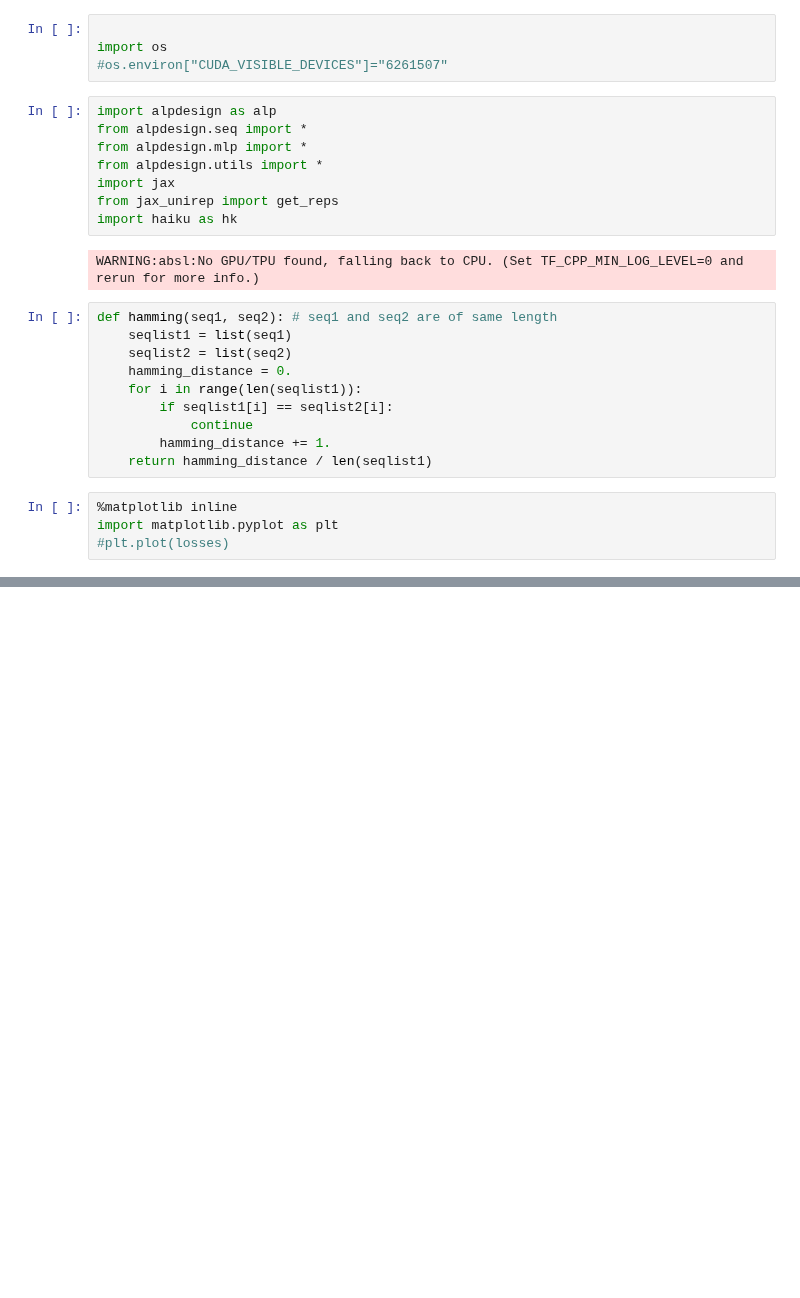
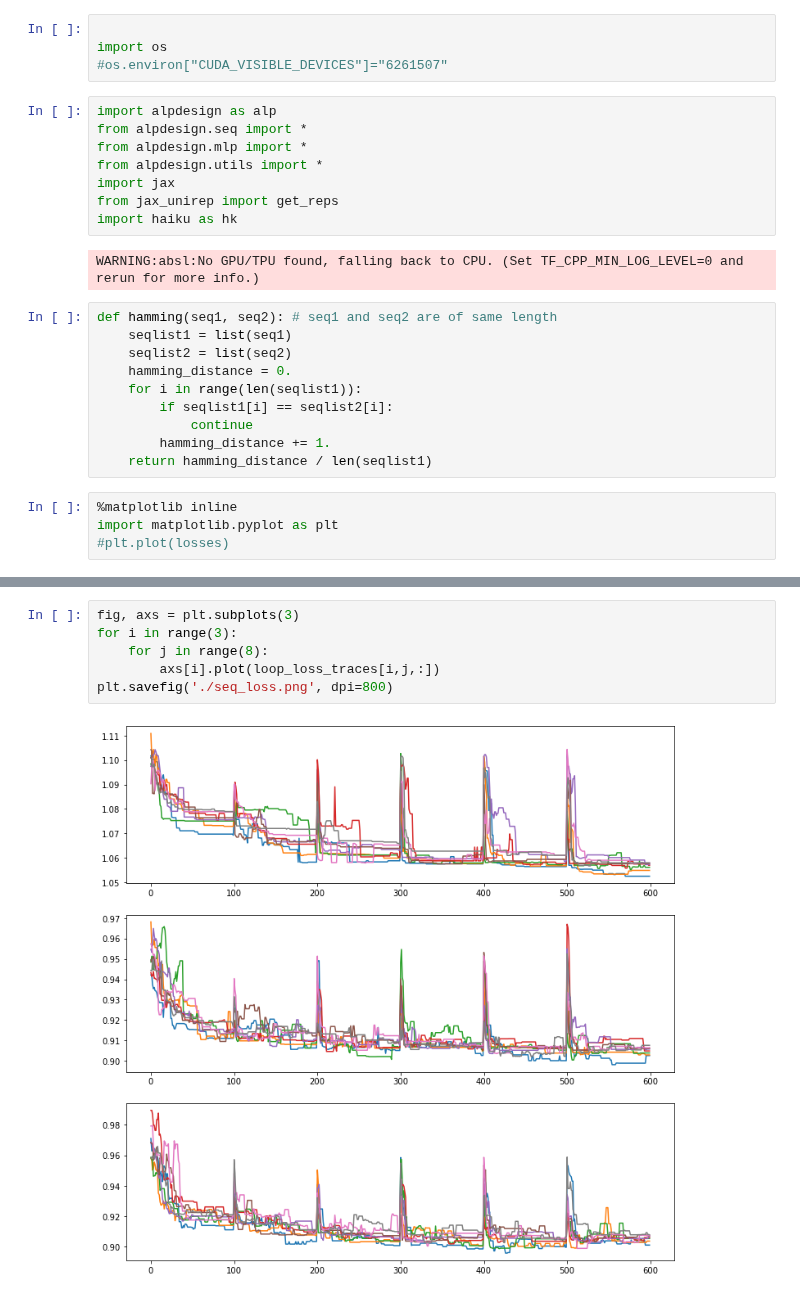
Before and after one commit to ur-whitelab/wazy, a Jupyter notebook: paper/Hamming Distance.ipynb, the cells around one changed output, grey strips where cells are left out. Drawn from its saved outputs; the diff is of its cells as text; blank space fills up the shorter version.

```diff
--- a/paper/Hamming Distance.ipynb
+++ b/paper/Hamming Distance.ipynb
@@ -97,0 +116,8 @@ for i in range(3):
+# %%
+fig, axs = plt.subplots(3)
+for i in range(3):
+    for j in range(8):
+        axs[i].plot(loop_loss_traces[i,j,:])
+plt.savefig('./seq_loss.png', dpi=800)
+# %% [output]
+[figure, added]
```
Also changed, not shown: parts of 3 cells of this notebook, 3 other files.
